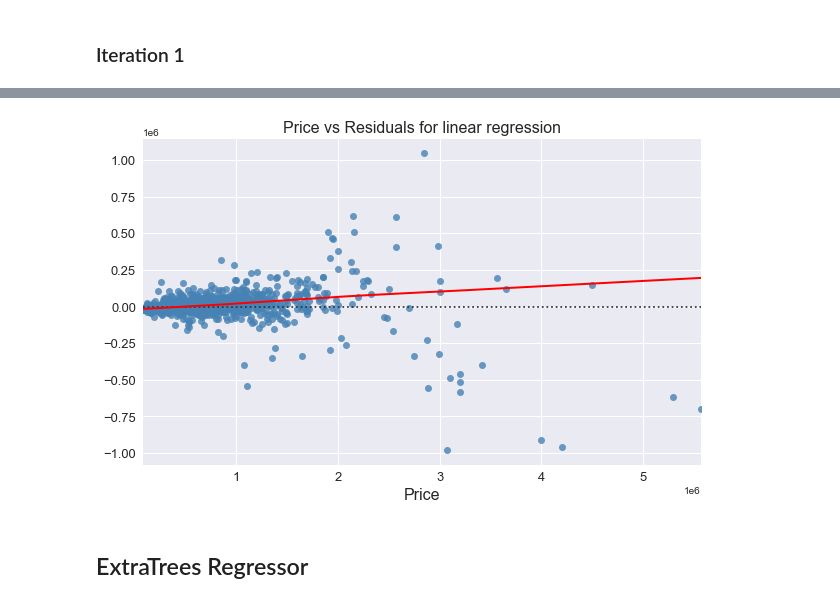
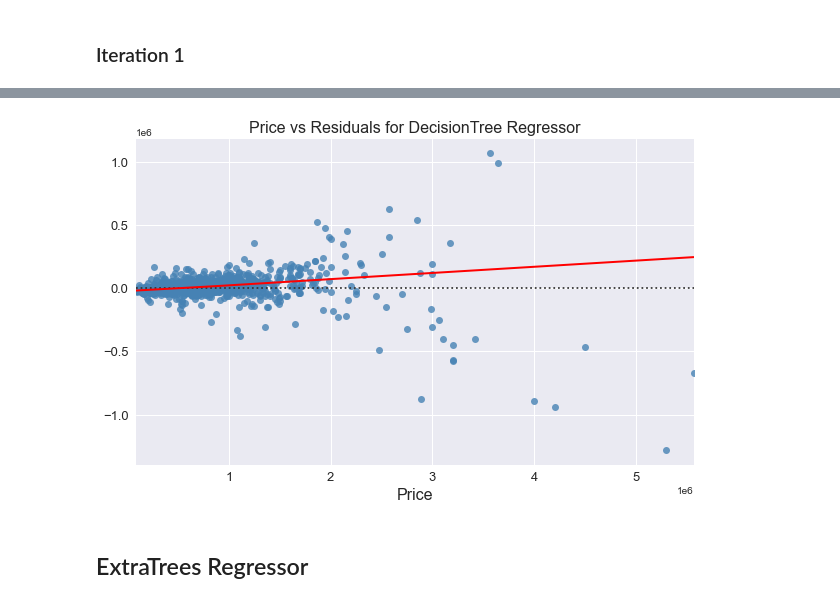
Before and after one commit to Ismaeltrevi/house-price-prediction, a Jupyter notebook: notebooks/EDA-and-feature-engineering.ipynb, the cells around one changed output, grey strips where cells are left out. Drawn from its saved outputs; the diff is of its cells as text; code cells hidden in the pictures.

```diff
--- a/notebooks/EDA-and-feature-engineering.ipynb
+++ b/notebooks/EDA-and-feature-engineering.ipynb
@@ -460,14 +471,14 @@ Mean Squared Error: 58256.42334141186
 # %%
-scatter_plot(y_test, y_pred_tree)
+scatter_plot(y_test, y_pred_tree, 'DecisionTree Regressor')
 # %% [output]
 [interactive output not drawn]
 [interactive output not drawn]
 [interactive output not drawn]
 [interactive output not drawn]
 [interactive output not drawn]
 [interactive output not drawn]
 [interactive output not drawn]
-[figure, old version]
+[figure, new version]
 # %% [markdown]
 ## ExtraTrees Regressor
 # %% [markdown]
```
Also changed, not shown: parts of 6 cells of this notebook.
